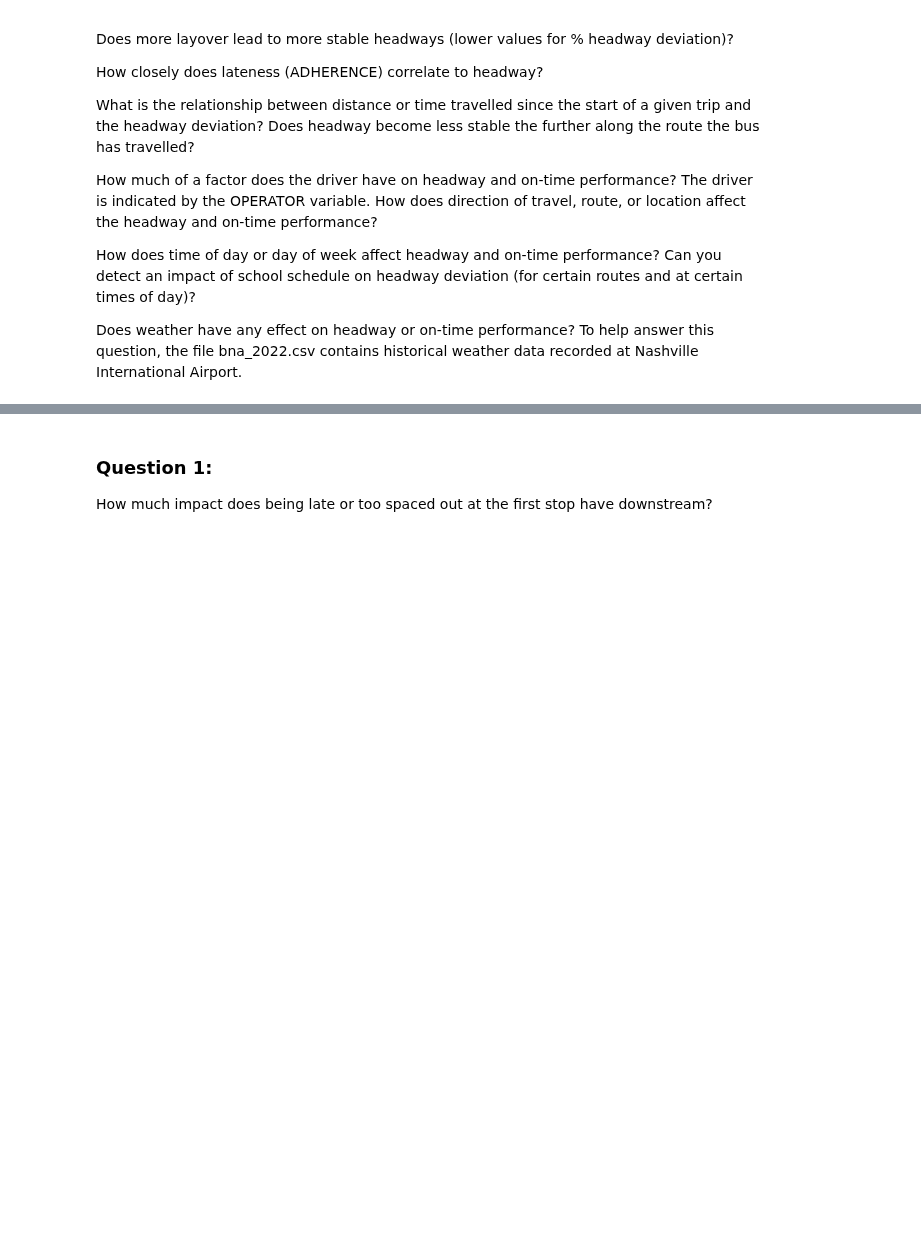
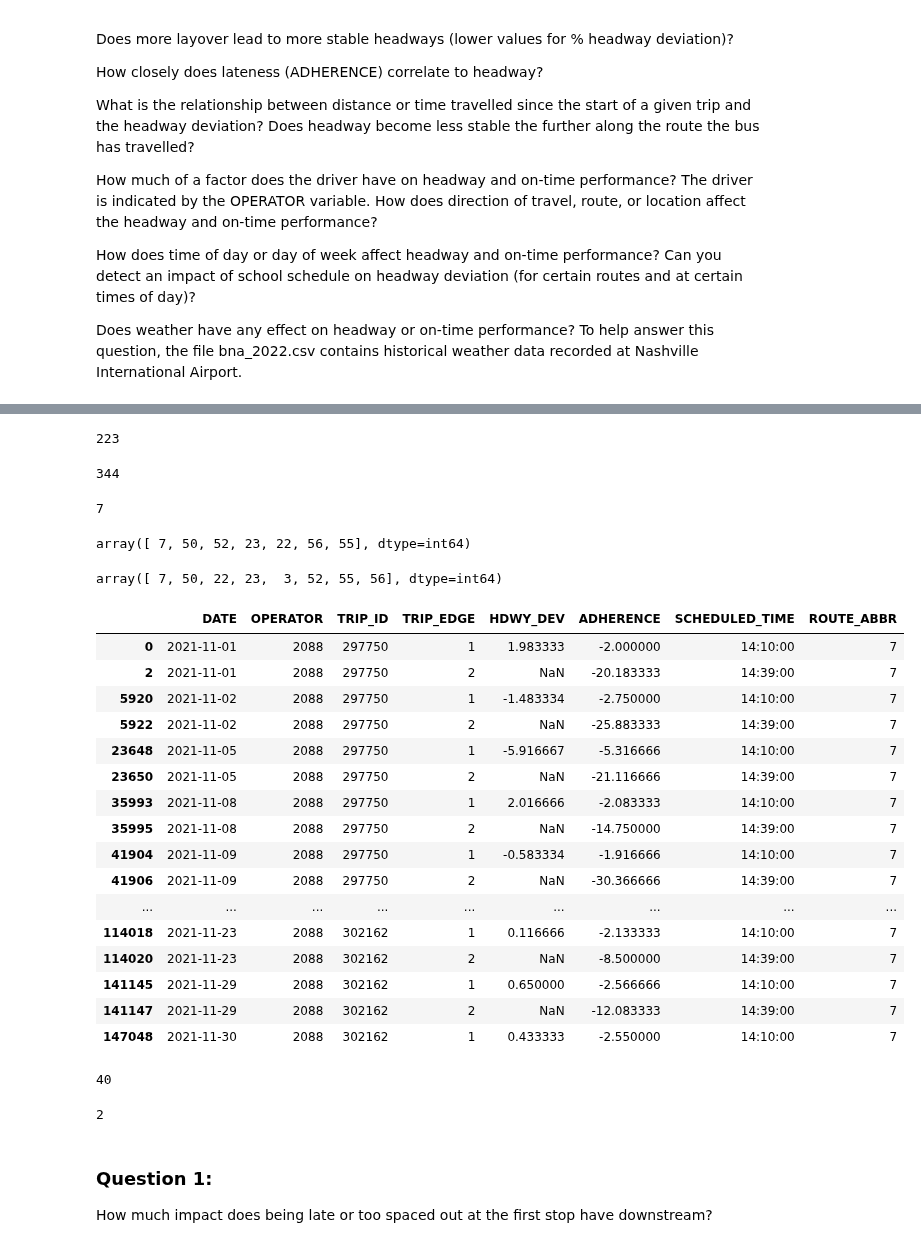
Before and after one commit to NSS-Data-Analytics-Cohort-7/wego-shut_up_and_take_my_query, a Jupyter notebook: notebook/WeGo Project.ipynb, the cells around one changed output, grey strips where cells are left out. Drawn from its saved outputs; the diff is of its cells as text; code cells hidden in the pictures; blank space fills up the shorter version.

```diff
--- a/notebook/WeGo Project.ipynb
+++ b/notebook/WeGo Project.ipynb
@@ -88,3 +263,59 @@ headway6
+# %%
+len(headway6['DATE'].unique())
+# %% [output]
+223
+# %%
+len(headway6['TRIP_ID'].unique())
+# %% [output]
+344
+# %%
+len(headway6['ROUTE_ABBR'].unique())
+# %% [output]
+7
+# %%
+#never drives on west end 3
+#55 is galatin
+#56 is murfresboro
+
+headway6['ROUTE_ABBR'].unique()
+# %% [output]
+array([ 7, 50, 52, 23, 22, 56, 55], dtype=int64)
+# %%
+headway['ROUTE_ABBR'].unique()
+# %% [output]
+array([ 7, 50, 22, 23,  3, 52, 55, 56], dtype=int64)
+# %%
+headway7 = headway6[['DATE', 'OPERATOR', 'TRIP_ID', 'TRIP_EDGE', 'HDWY_DEV', 'ADHERENCE','SCHEDULED_TIME', 'ROUTE_ABBR']]
+headway7 = headway7.loc[(headway7['TRIP_EDGE']==2) | headway7['TRIP_EDGE']==1]
+headway7 = headway7.loc[(headway7['OPERATOR']==2088)]
+headway7 = headway7.loc[(headway7['ROUTE_ABBR']==7)]
+headway7.head(25)
+# %% [output]
+|  | DATE | OPERATOR | TRIP_ID | TRIP_EDGE | HDWY_DEV | ADHERENCE | SCHEDULED_TIME | ROUTE_ABBR |
+| 0 | 2021-11-01 | 2088 | 297750 | 1 | 1.983333 | -2.000000 | 14:10:00 | 7 |
+| 2 | 2021-11-01 | 2088 | 297750 | 2 | NaN | -20.183333 | 14:39:00 | 7 |
+| 5920 | 2021-11-02 | 2088 | 297750 | 1 | -1.483334 | -2.750000 | 14:10:00 | 7 |
+| 5922 | 2021-11-02 | 2088 | 297750 | 2 | NaN | -25.883333 | 14:39:00 | 7 |
+| 23648 | 2021-11-05 | 2088 | 297750 | 1 | -5.916667 | -5.316666 | 14:10:00 | 7 |
+| 23650 | 2021-11-05 | 2088 | 297750 | 2 | NaN | -21.116666 | 14:39:00 | 7 |
+| 35993 | 2021-11-08 | 2088 | 297750 | 1 | 2.016666 | -2.083333 | 14:10:00 | 7 |
+| 35995 | 2021-11-08 | 2088 | 297750 | 2 | NaN | -14.750000 | 14:39:00 | 7 |
+| 41904 | 2021-11-09 | 2088 | 297750 | 1 | -0.583334 | -1.916666 | 14:10:00 | 7 |
+| 41906 | 2021-11-09 | 2088 | 297750 | 2 | NaN | -30.366666 | 14:39:00 | 7 |
+| ... | ... | ... | ... | ... | ... | ... | ... | ... |
+| 114018 | 2021-11-23 | 2088 | 302162 | 1 | 0.116666 | -2.133333 | 14:10:00 | 7 |
+| 114020 | 2021-11-23 | 2088 | 302162 | 2 | NaN | -8.500000 | 14:39:00 | 7 |
+| 141145 | 2021-11-29 | 2088 | 302162 | 1 | 0.650000 | -2.566666 | 14:10:00 | 7 |
+| 141147 | 2021-11-29 | 2088 | 302162 | 2 | NaN | -12.083333 | 14:39:00 | 7 |
+| 147048 | 2021-11-30 | 2088 | 302162 | 1 | 0.433333 | -2.550000 | 14:10:00 | 7 |
+# %%
+len(headway7['DATE'].unique())
+# %% [output]
+40
+# %%
+len(headway7['TRIP_ID'].unique())
+# %% [output]
+2
 # %% [markdown]
 ### Question 1:
 How much impact does being late or too spaced out at the first stop have downstream?
```
Also changed, not shown: parts of 28 cells of this notebook.
